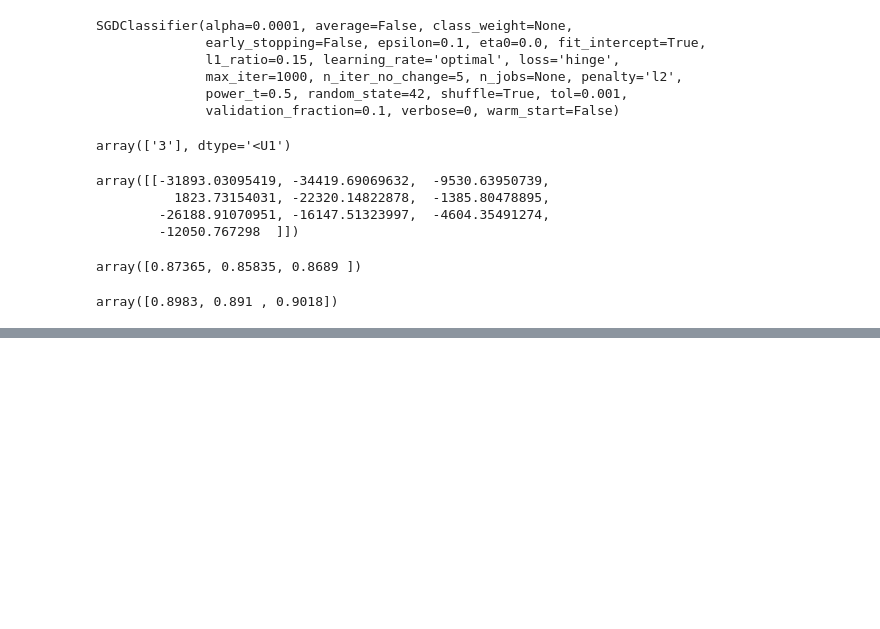
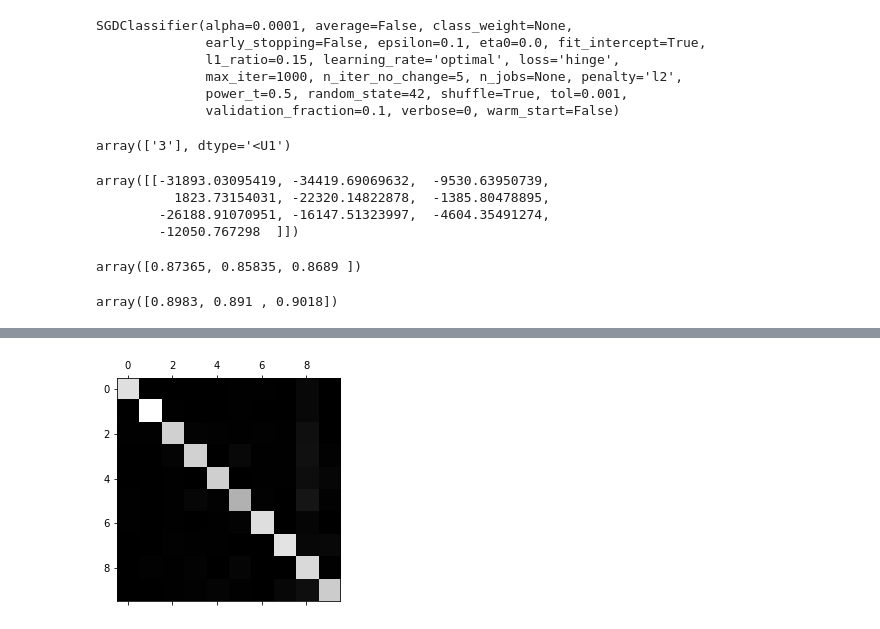
Before and after one commit to fdzr/Data-Mining, a Jupyter notebook: classification.ipynb, the cells around one changed output, grey strips where cells are left out. Drawn from its saved outputs; the diff is of its cells as text; code cells hidden in the pictures; blank space fills up the shorter version.

```diff
--- a/classification.ipynb
+++ b/classification.ipynb
@@ -260,3 +260,11 @@ cross_val_score(sgd_clf,
                 scoring="accuracy")
 # %% [output]
 array([0.8983, 0.891 , 0.9018])
+# %%
+y_train_pred = cross_val_predict(sgd_clf,
+                                 X_train_scaled,
+                                 y_train,
+                                 cv=3)
+# %%
+conf_mx = confusion_matrix(y_train, y_train_pred)
+conf_mx
@@ -262,0 +282,5 @@ array([0.8983, 0.891 , 0.9018])
+# %%
+plt.matshow(conf_mx, cmap=plt.cm.gray)
+plt.show()
+# %% [output]
+[figure, added]
```
Also changed, not shown: parts of 1 cell of this notebook.
